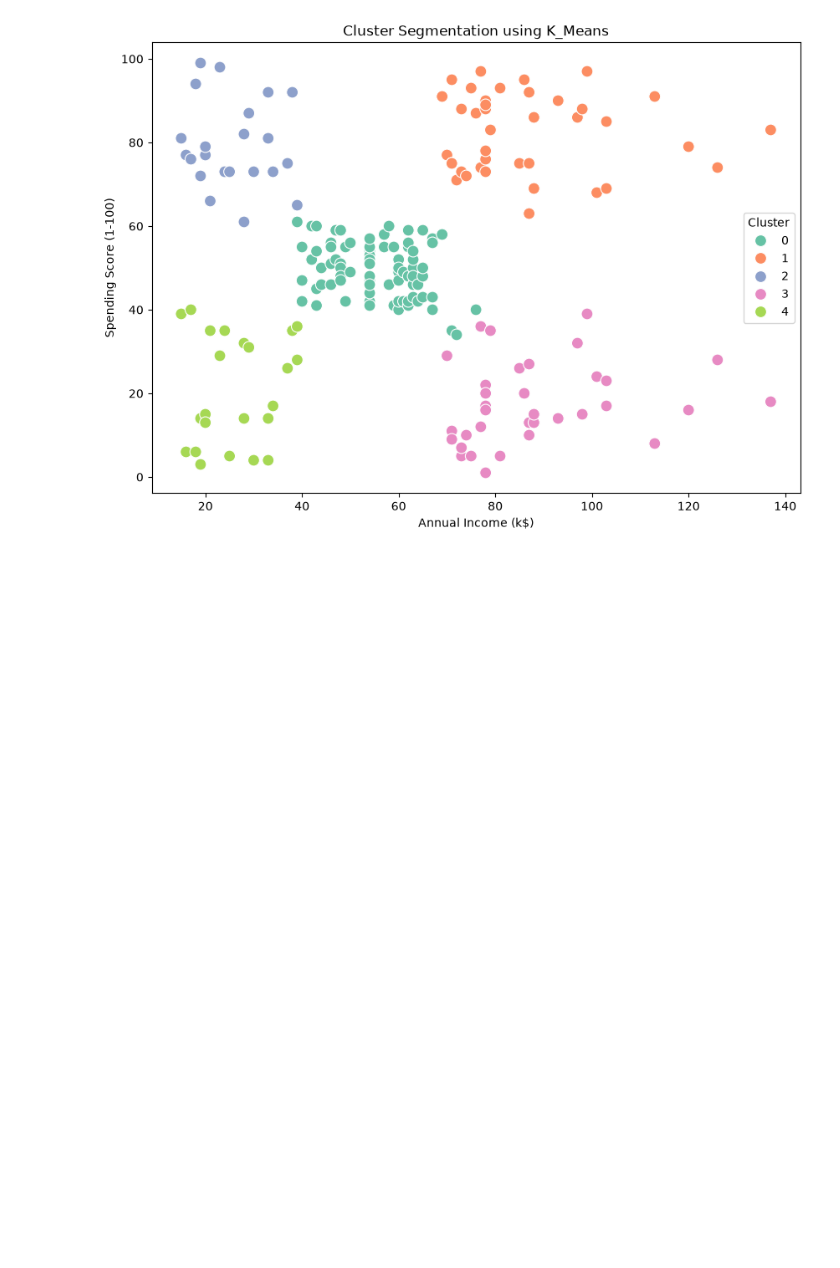
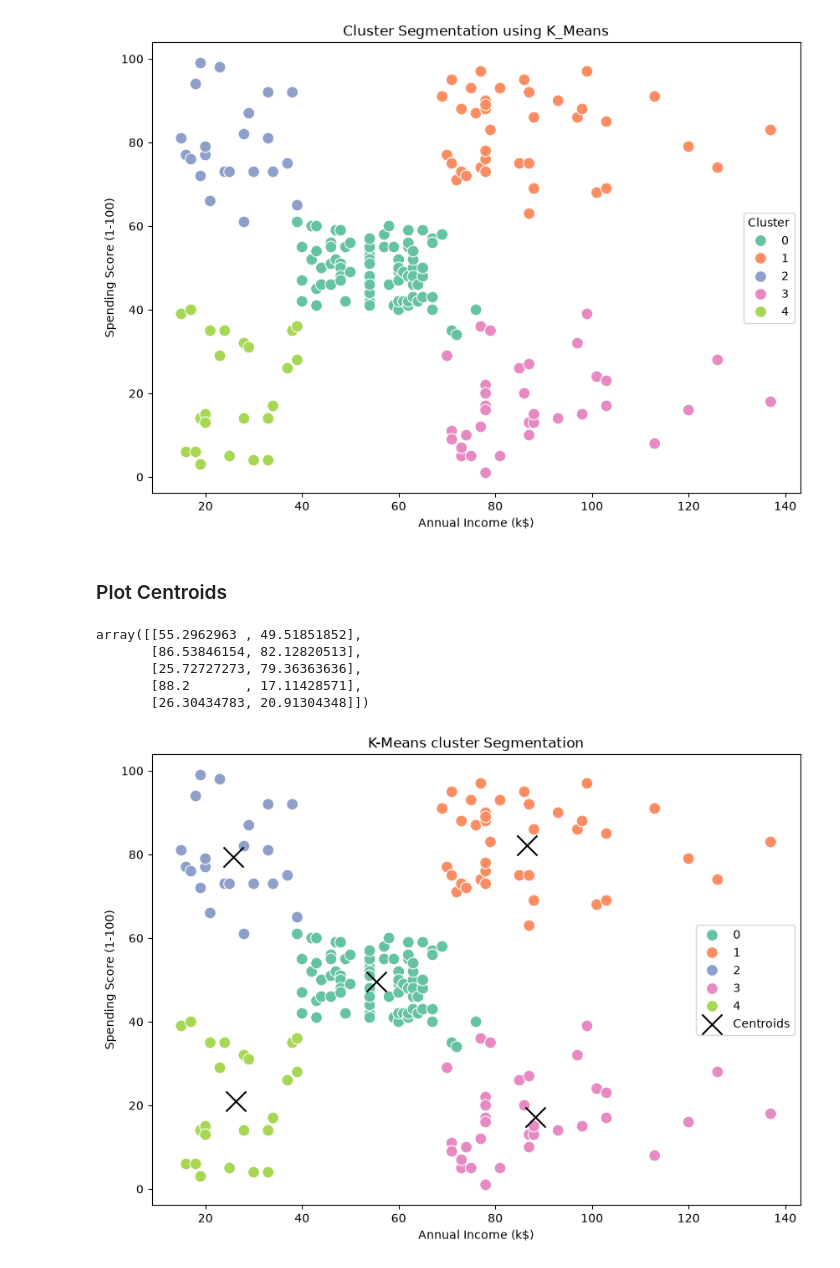
Before and after one commit to Niraj7272/customer_segmentation_K-Means, a Jupyter notebook: notebooks/01_customer_segmentation.ipynb, the cells around one changed output. Saved outputs shown, nothing was run; the diff lists cells and outputs as text; code cells hidden in the pictures; blank space fills up the shorter version.

Commit message:
cluster

```diff
--- a/notebooks/01_customer_segmentation.ipynb
+++ b/notebooks/01_customer_segmentation.ipynb
@@ -323,3 +323,45 @@ plt.legend(title="Cluster")
 plt.show()
 # %% [output]
 [figure]
+# %% [markdown]
+### Plot Centroids
+# %%
+centroids = scaler.inverse_transform(
+    kmeans.cluster_centers_
+)
+centroids
+# %% [output]
+array([[55.2962963 , 49.51851852],
+       [86.53846154, 82.12820513],
+       [25.72727273, 79.36363636],
+       [88.2       , 17.11428571],
+       [26.30434783, 20.91304348]])
+# %%
+plt.figure(figsize=(10, 7))
+
+sns.scatterplot(
+    data=df,
+    x="Annual Income (k$)",
+    y="Spending Score (1-100)",
+    hue="Cluster",
+    palette="Set2",
+    s=100
+)
+
+plt.scatter(
+    centroids[:,0],
+    centroids[:,1],
+    marker="x",
+    s=300,
+    color="black",
+    label="Centroids"
+)
+
+plt.title("K-Means cluster Segmentation")
+plt.xlabel("Annual Income (k$)")
+plt.ylabel("Spending Score (1-100)")
+
+plt.legend()
+plt.show()
+# %% [output]
+[figure, added]
```
Also changed, not shown: parts of 5 cells of this notebook.
